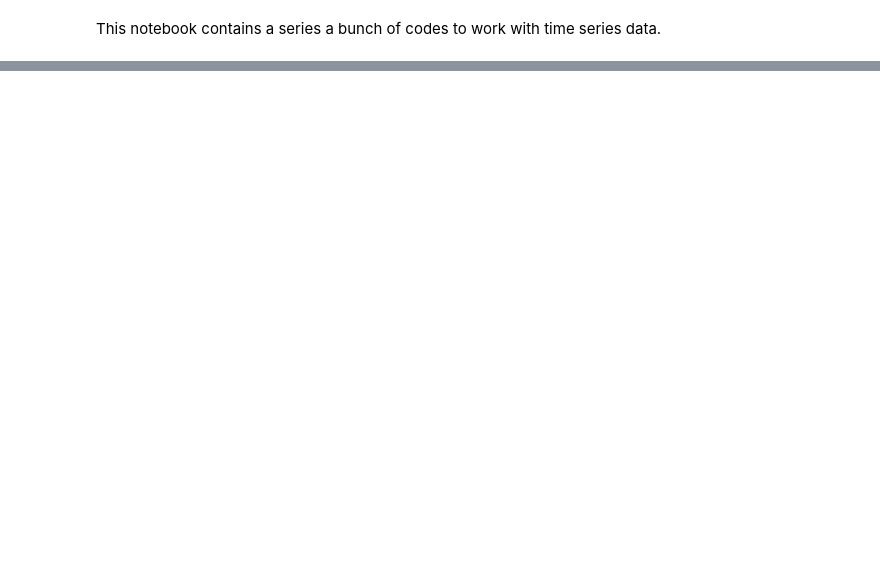
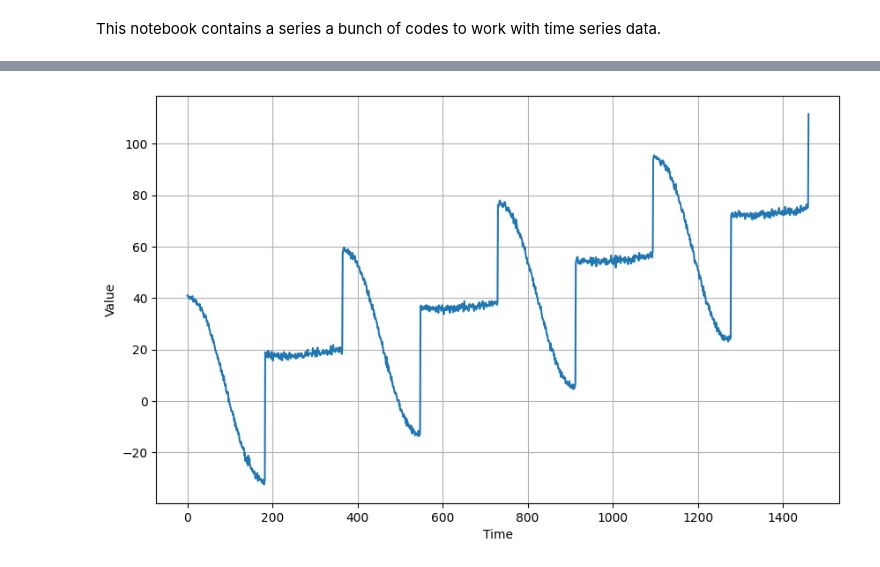
Before and after one commit to saxena-p/Time_Series, a Jupyter notebook: Time_Series.ipynb, the cells around one changed output, grey strips where cells are left out. Saved outputs shown, nothing was run; the diff lists cells and outputs as text; code cells hidden in the pictures; blank space fills up the shorter version.

```diff
--- a/Time_Series.ipynb
+++ b/Time_Series.ipynb
@@ -13,0 +30,9 @@ sf.plot_series(time, signal, label='my label')
+# %%
+# Now add noise to the above data.
+noise_level = amplitude* 0.02
+series += sf.noise(time, noise_level)
+
+# Plot the results
+sf.plot_series(time, series)
+# %% [output]
+[figure, added]
```
Also changed, not shown: parts of 4 cells of this notebook, 1 other file.
